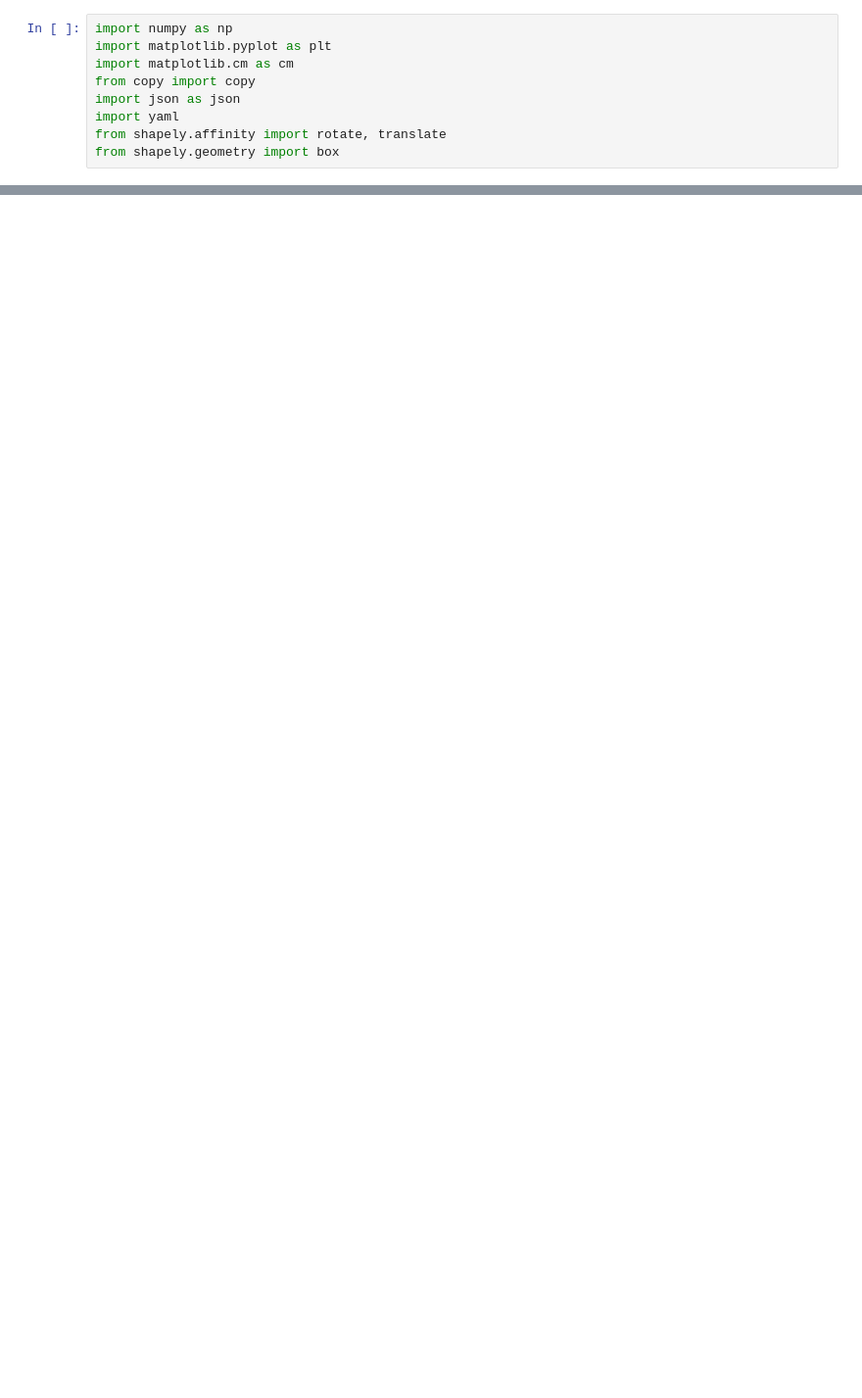
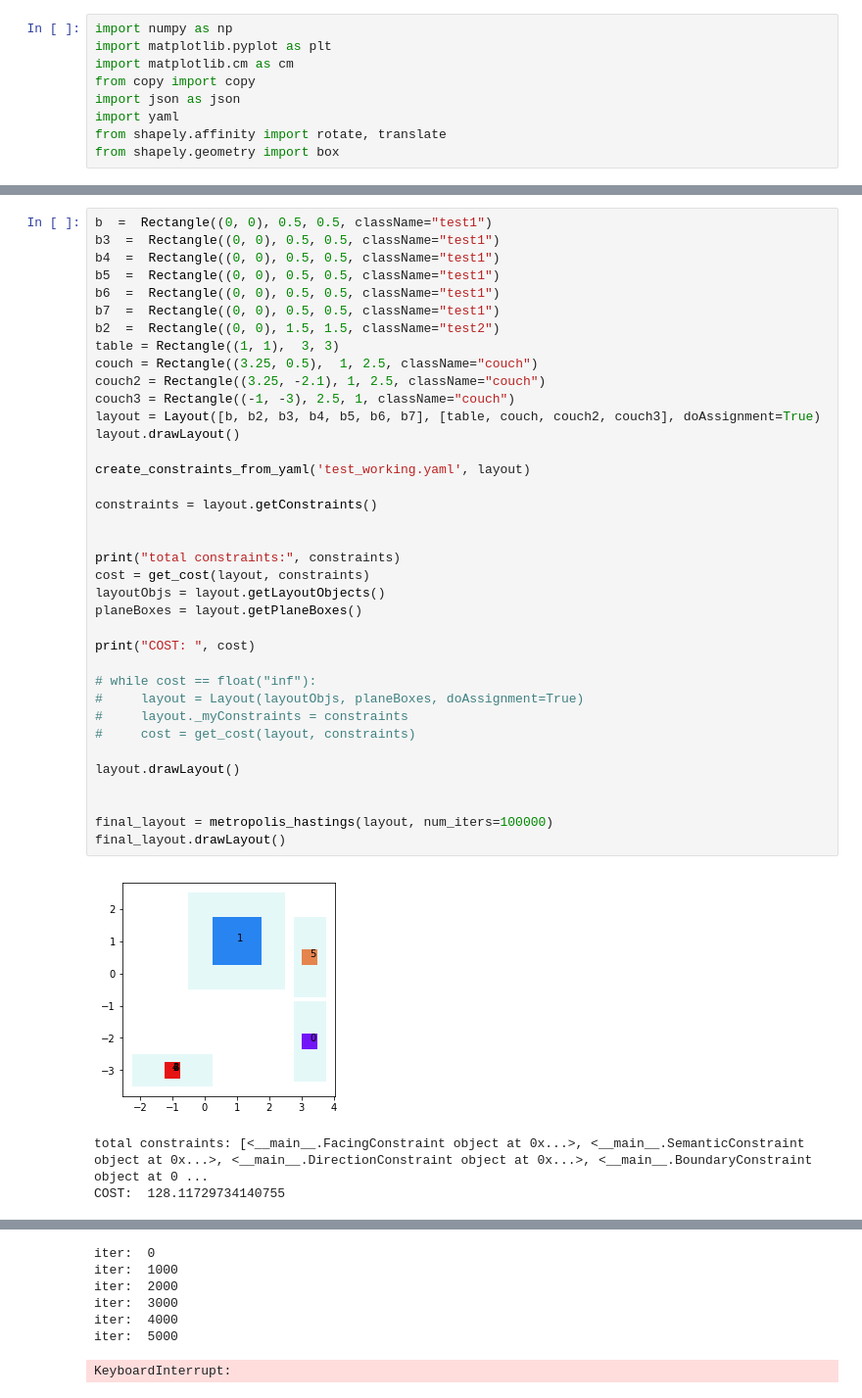
Before and after one commit to dtseng/ARrange, a Jupyter notebook: Layout.ipynb, the cells around one changed output, grey strips where cells are left out. Shown at 98% size. Saved outputs shown, nothing was run; the diff lists cells and outputs as text; blank space fills up the shorter version.

```diff
--- a/Layout.ipynb
+++ b/Layout.ipynb
@@ -569,0 +571,41 @@ print(a)
+# %%
+b  =  Rectangle((0, 0), 0.5, 0.5, className="test1")
+b3  =  Rectangle((0, 0), 0.5, 0.5, className="test1")
+b4  =  Rectangle((0, 0), 0.5, 0.5, className="test1")
+b5  =  Rectangle((0, 0), 0.5, 0.5, className="test1")
+b6  =  Rectangle((0, 0), 0.5, 0.5, className="test1")
+b7  =  Rectangle((0, 0), 0.5, 0.5, className="test1")
+b2  =  Rectangle((0, 0), 1.5, 1.5, className="test2")
+table = Rectangle((1, 1),  3, 3)
+couch = Rectangle((3.25, 0.5),  1, 2.5, className="couch")
+couch2 = Rectangle((3.25, -2.1), 1, 2.5, className="couch")
+couch3 = Rectangle((-1, -3), 2.5, 1, className="couch")
+layout = Layout([b, b2, b3, b4, b5, b6, b7], [table, couch, couch2, couch3], doAssignment=True)
+layout.drawLayout()
+
+create_constraints_from_yaml('test_working.yaml', layout)
+
+constraints = layout.getConstraints()
+
+
+print("total constraints:", constraints)
+cost = get_cost(layout, constraints)
+layoutObjs = layout.getLayoutObjects()
+planeBoxes = layout.getPlaneBoxes()
+
+print("COST: ", cost)
+
+# while cost == float("inf"):
+#     layout = Layout(layoutObjs, planeBoxes, doAssignment=True)
+#     layout._myConstraints = constraints
+#     cost = get_cost(layout, constraints)
+
+layout.drawLayout()
+
+
+final_layout = metropolis_hastings(layout, num_iters=100000)
+final_layout.drawLayout()
+# %% [output]
+[figure, added]
+total constraints: [<__main__.FacingConstraint object at 0x...>, <__main__.SemanticConstraint object at 0x...>, <__main__.DirectionConstraint object at 0x...>, <__main__.BoundaryConstraint object at 0 ...
+COST:  128.11729734140755
@@ -569,0 +613,7 @@ print(a)
+iter:  0
+iter:  1000
+iter:  2000
+iter:  3000
+iter:  4000
+iter:  5000
+KeyboardInterrupt:
```
Also changed, not shown: parts of 7 cells of this notebook, 1 other file.
